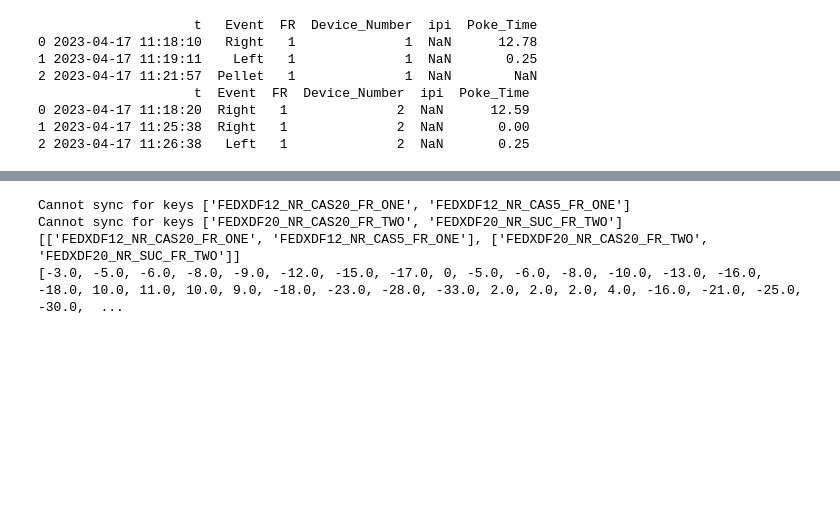
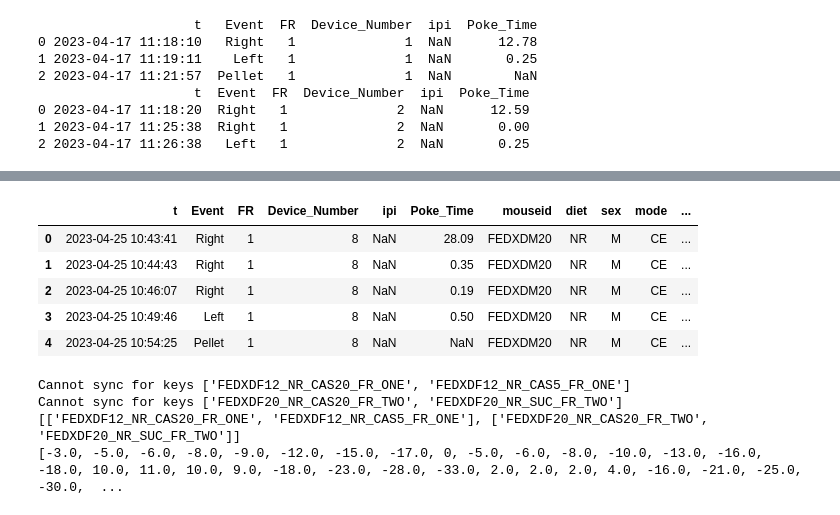
Before and after one commit to Htbibalan/FEDPROFERENCE, a Jupyter notebook: notebooks/FEDXD_READ_DATA_with_sync.ipynb, the cells around one changed output, grey strips where cells are left out. Cells and saved outputs as stored; diff of their text form; code cells hidden in the pictures; blank space fills up the shorter version.

```diff
--- a/notebooks/FEDXD_READ_DATA_with_sync.ipynb
+++ b/notebooks/FEDXD_READ_DATA_with_sync.ipynb
@@ -202,0 +181,24 @@ File is excel file. Making csv metafile first
+# %%
+mice = feddata.mouseid.unique()
+
+offsets, failed_keys, synced_dfs = [], [], []
+
+for mouse in mice:
+    for session in ["ONE", "TWO", "THREE", "FOUR"]:
+        temp_df = feddata.query("mouseid == @mouse & choice_session == @session")
+
+        devices = temp_df.Device_Number.unique()
+        print(devices)
+        try:
+            fed1 = temp_df.query("Device_Number == @devices[0]")
+            fed2 = temp_df.query("Device_Number == @devices[1]")
+
+            df1, df2, offset = sync_feds(fed1, fed2)
+            synced_dfs.append(df1)
+            synced_dfs.append(df2)
+            offsets.append(offset.total_seconds())
+        except IndexError:
+            print("Cannot sync for keys {}".format(keys))
+            failed_keys.append((mouse, session))
+
+feddata_synced = pd.concat(synced_dfs)
@@ -203,3 +223,12 @@ File is excel file. Making csv metafile first
+# %%
+feddata_synced.query("mouseid == 'FEDXDM20' & choice_session == 'FOUR' & Device_Number == 8").head()
+# %% [output]
+|  | t | Event | FR | Device_Number | ipi | Poke_Time | mouseid | diet | sex | mode | ... |
+| 0 | 2023-04-25 10:43:41 | Right | 1 | 8 | NaN | 28.09 | FEDXDM20 | NR | M | CE | ... |
+| 1 | 2023-04-25 10:44:43 | Right | 1 | 8 | NaN | 0.35 | FEDXDM20 | NR | M | CE | ... |
+| 2 | 2023-04-25 10:46:07 | Right | 1 | 8 | NaN | 0.19 | FEDXDM20 | NR | M | CE | ... |
+| 3 | 2023-04-25 10:49:46 | Left | 1 | 8 | NaN | 0.50 | FEDXDM20 | NR | M | CE | ... |
+| 4 | 2023-04-25 10:54:25 | Pellet | 1 | 8 | NaN | NaN | FEDXDM20 | NR | M | CE | ... |
 # %%
 ### This cell goes through all the extracted events and synchronizes the two FEDs together
 
```
Also changed, not shown: parts of 11 cells of this notebook.
